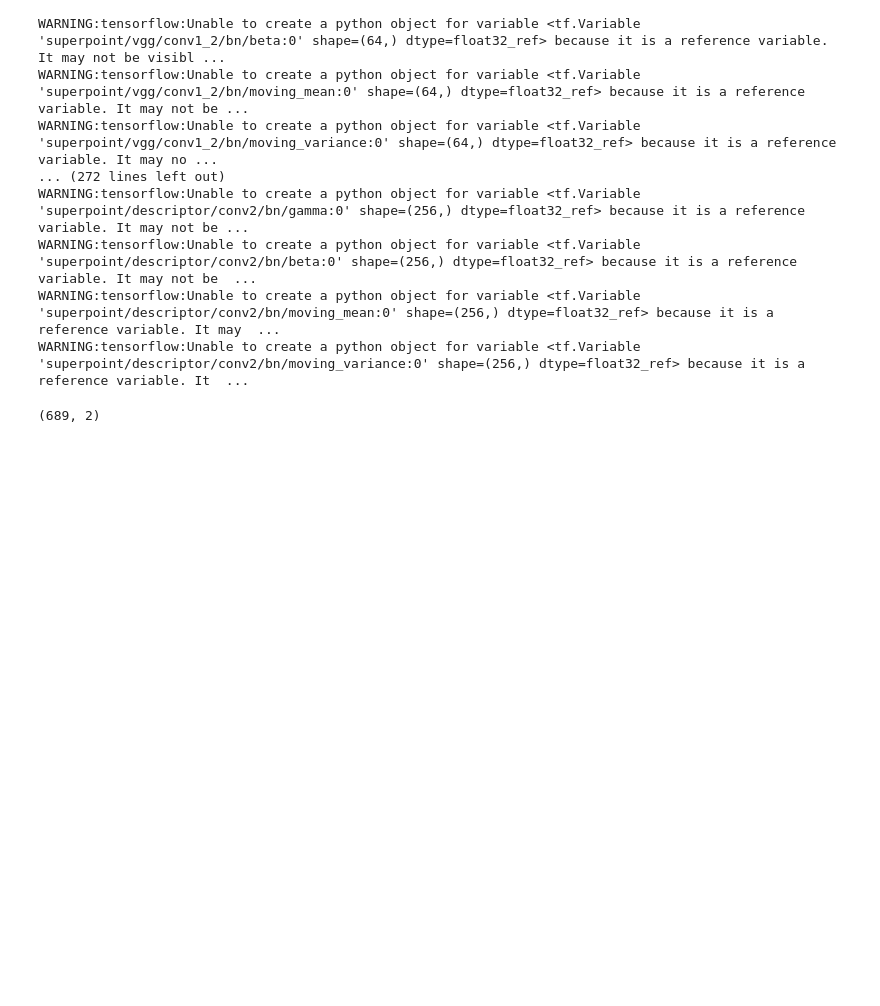
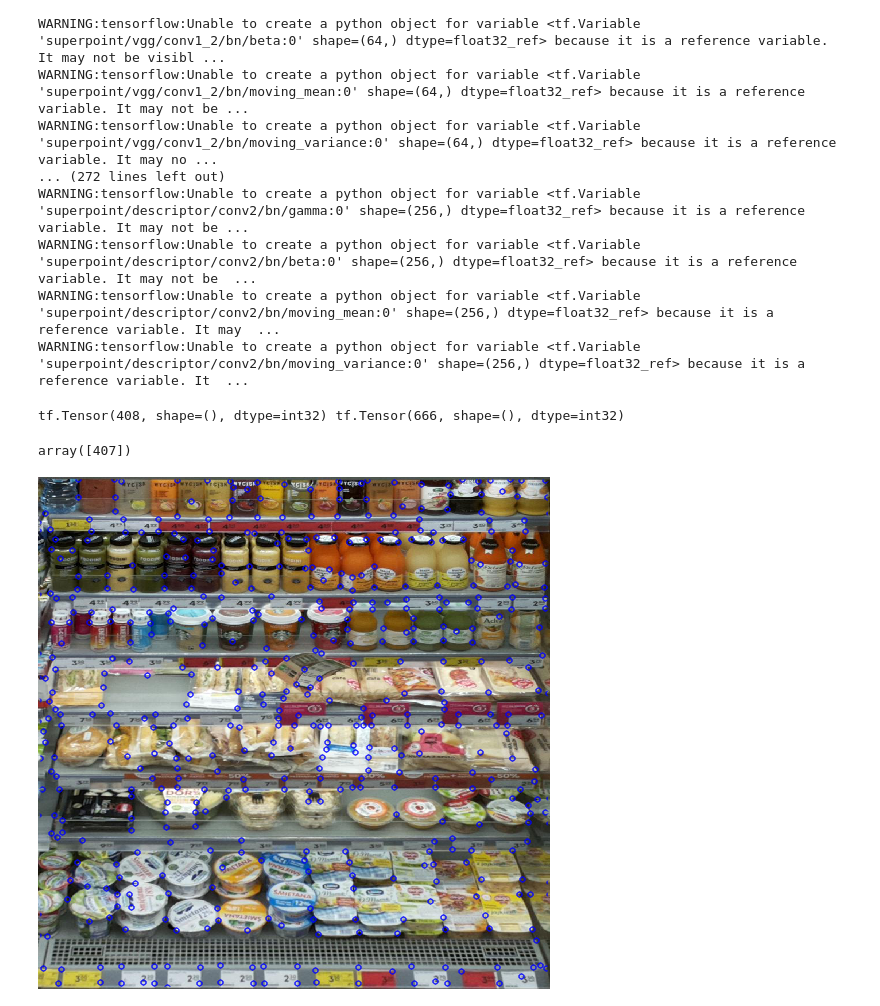
Before and after one commit to kmkolasinski/deep-learning-notes, a Jupyter notebook: 2019-12-SuperGlue/working_with_input_dataset.ipynb, the cells around one changed output. Saved outputs shown, nothing was run; the diff lists cells and outputs as text; code cells hidden in the pictures; blank space fills up the shorter version.

```diff
--- a/2019-12-SuperGlue/working_with_input_dataset.ipynb
+++ b/2019-12-SuperGlue/working_with_input_dataset.ipynb
@@ -82,0 +41,5 @@ keypoints = extractor.extract(image_np)
+# %%
+input_image = np.array(image.resize(image_size))
+transformed_image, (features, labels) = sample_fn(image_np)
+# %% [output]
+tf.Tensor(408, shape=(), dtype=int32) tf.Tensor(666, shape=(), dtype=int32)
@@ -83,11 +51,15 @@ keypoints = extractor.extract(image_np)
+# %%
+np.where(np.diff(labels[:, -1]) == 1)[0]
+# %% [output]
+array([407])
 # %%
 img_with_keypoints = cv2.drawKeypoints(
-    image_np,
-    Keypoints.convert_numpy_keypoints_to_cv(keypoints.numpy_keypoints()),
+    input_image,
+    cv_ka,
     outImage=None, color=(0, 0, 255),
     flags=cv2.DRAW_MATCHES_FLAGS_DRAW_RICH_KEYPOINTS
 )
-# %%
-keypoints.numpy_keypoints().shape
-# %% [output]
-(689, 2)
+# %%
+Image.fromarray(img_with_keypoints)
+# %% [output]
+[figure, added]
```
Also changed, not shown: parts of 30 cells of this notebook, 7 other files.
